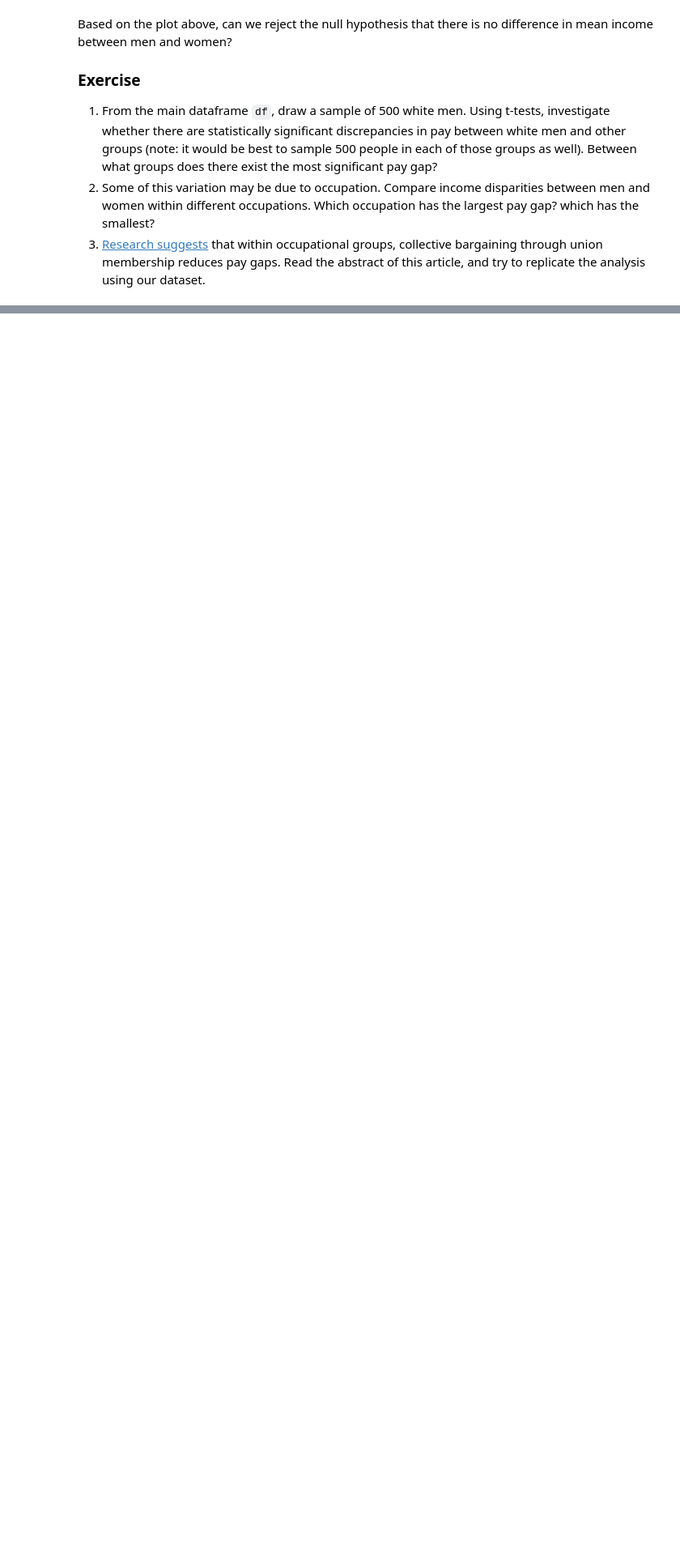
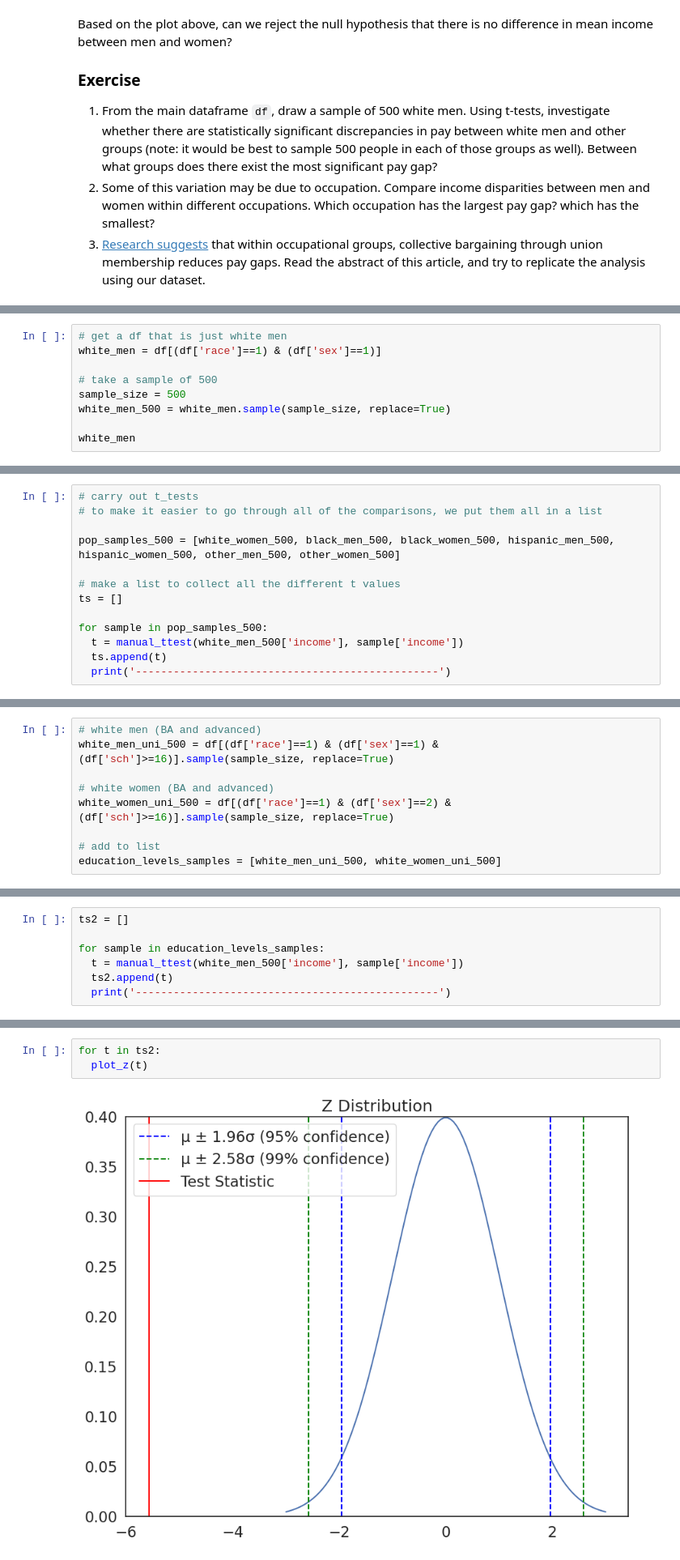
Before and after one commit to nickkolev97/QM2PGTA, a Jupyter notebook: w06_hypothesis_testing.ipynb, the cells around one changed output, grey strips where cells are left out. Shown at 81% size. Cells and saved outputs as stored; diff of their text form; blank space fills up the shorter version.

```diff
--- a/w06_hypothesis_testing.ipynb
+++ b/w06_hypothesis_testing.ipynb
@@ -299,0 +319,9 @@ Based on the plot above, can we reject the null hypothesis that there is no diff
+# %%
+# get a df that is just white men
+white_men = df[(df['race']==1) & (df['sex']==1)]
+
+# take a sample of 500
+sample_size = 500
+white_men_500 = white_men.sample(sample_size, replace=True)
+
+white_men
@@ -299,0 +365,13 @@ Based on the plot above, can we reject the null hypothesis that there is no diff
+# %%
+# carry out t_tests
+# to make it easier to go through all of the comparisons, we put them all in a list
+
+pop_samples_500 = [white_women_500, black_men_500, black_women_500, hispanic_men_500, hispanic_women_500, other_men_500, other_women_500]
+
+# make a list to collect all the different t values
+ts = []
+
+for sample in pop_samples_500:
+  t = manual_ttest(white_men_500['income'], sample['income'])
+  ts.append(t)
+  print('------------------------------------------------')
@@ -299,0 +400,9 @@ Based on the plot above, can we reject the null hypothesis that there is no diff
+# %%
+# white men (BA and advanced)
+white_men_uni_500 = df[(df['race']==1) & (df['sex']==1) & (df['sch']>=16)].sample(sample_size, replace=True)
+
+# white women (BA and advanced)
+white_women_uni_500 = df[(df['race']==1) & (df['sex']==2) & (df['sch']>=16)].sample(sample_size, replace=True)
+
+# add to list
+education_levels_samples = [white_men_uni_500, white_women_uni_500]
@@ -299,0 +411,7 @@ Based on the plot above, can we reject the null hypothesis that there is no diff
+# %%
+ts2 = []
+
+for sample in education_levels_samples:
+  t = manual_ttest(white_men_500['income'], sample['income'])
+  ts2.append(t)
+  print('------------------------------------------------')
@@ -299,0 +427,5 @@ Based on the plot above, can we reject the null hypothesis that there is no diff
+# %%
+for t in ts2:
+  plot_z(t)
+# %% [output]
+[figure, added]
```
Also changed, not shown: parts of 18 cells of this notebook.
